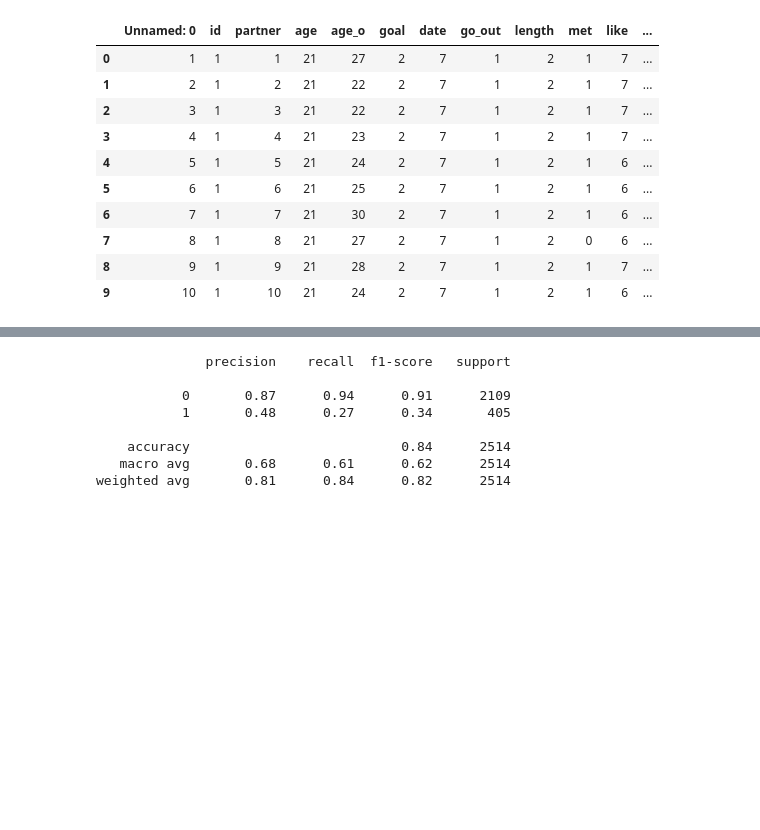
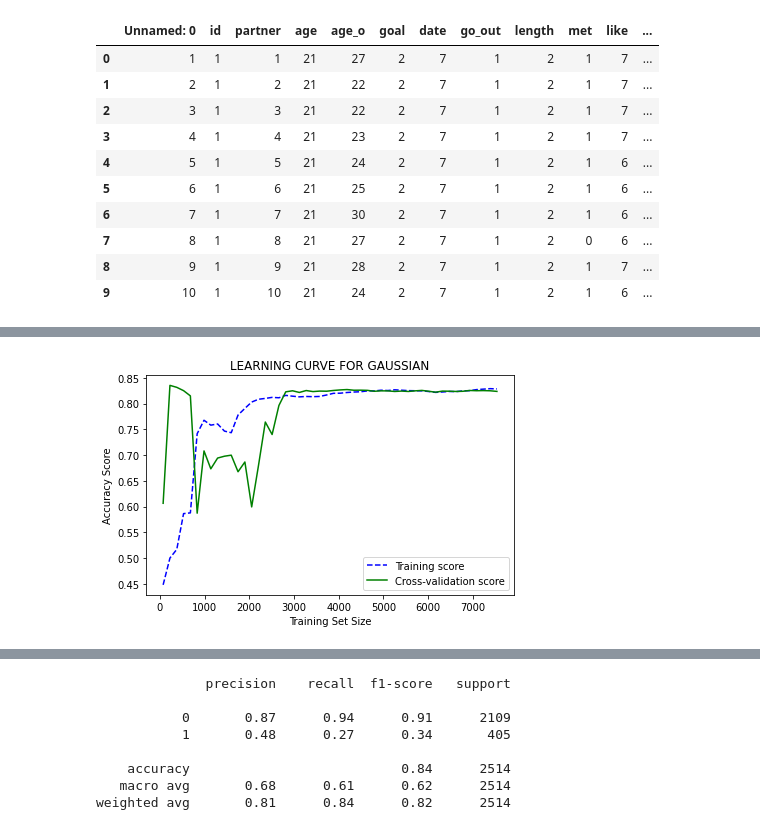
Before and after one commit to KatFT/Machine_Learning-Speed-Dating, a Jupyter notebook: notebook.ipynb, the cells around one changed output, grey strips where cells are left out. Drawn from its saved outputs; the diff is of its cells as text; code cells hidden in the pictures; blank space fills up the shorter version.

```diff
--- a/notebook.ipynb
+++ b/notebook.ipynb
@@ -303,0 +299,27 @@ array([[1956,  133],
+# %%
+from sklearn.model_selection import learning_curve
+
+
+# Obtain scores from learning curve function
+# cv is the number of folds while performing Cross Validation
+sizes, training_scores, testing_scores = learning_curve(GaussianNB(), dados, resultados, cv=10, scoring='accuracy', train_sizes=np.linspace(0.01, 1.0, 50))
+
+# Mean and Standard Deviation of training scores
+mean_training = np.mean(training_scores, axis=1)
+Standard_Deviation_training = np.std(training_scores, axis=1)
+
+# Mean and Standard Deviation of testing scores
+mean_testing = np.mean(testing_scores, axis=1)
+Standard_Deviation_testing = np.std(testing_scores, axis=1)
+
+# dotted blue line is for training scores and green line is for cross-validation score
+plt.plot(sizes, mean_training, '--', color="b",  label="Training score")
+plt.plot(sizes, mean_testing, color="g", label="Cross-validation score")
+
+# Drawing plot
+plt.title("LEARNING CURVE FOR GAUSSIAN")
+plt.xlabel("Training Set Size"), plt.ylabel("Accuracy Score"), plt.legend(loc="best")
+plt.tight_layout()
+plt.show()
+# %% [output]
+[figure, added]
```
Also changed, not shown: parts of 14 cells of this notebook, 6 other files.
